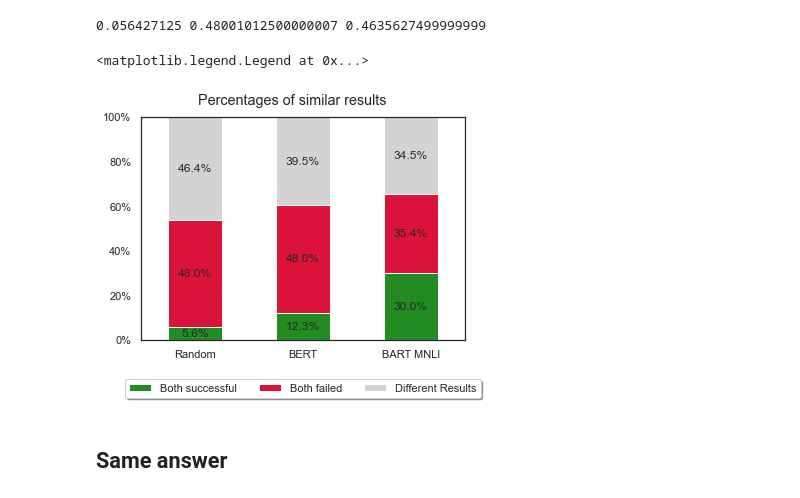
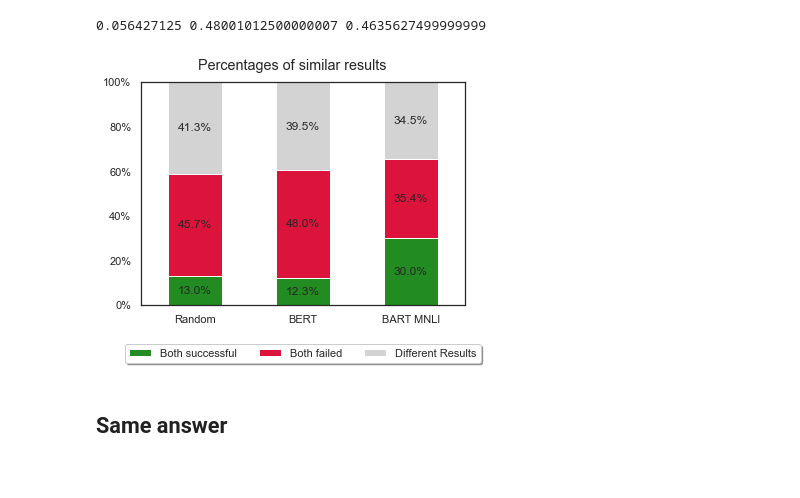
Before and after one commit to charles-42/Memoire_M2, a Jupyter notebook: notebook/article/02_plots.ipynb, the cells around one changed output. Saved outputs shown, nothing was run; the diff lists cells and outputs as text; code cells hidden in the pictures.

```diff
--- a/notebook/article/02_plots.ipynb
+++ b/notebook/article/02_plots.ipynb
@@ -12,7 +12,7 @@ df_final = df_final.rename(columns = {'human_success':'Humans', 'bert_00success'
 df1 = df_final[['Humans','BERT', 'BART MNLI']].mean()
 df1 = df1.to_frame().reset_index()
 df1.columns=["Algo",'Success Rate']
-new_row = {'Algo':'Random', 'Success Rate':0.125}
+new_row = {'Algo':'Random', 'Success Rate':0.222}
 #append row to the dataframe
 df1 = df1.append(new_row, ignore_index=True).sort_values(by='Success Rate')
 df1
@@ -86,9 +93,10 @@ print(random_success, random_fail, random_differ)
 # %%
 # create DataFrame
 import matplotlib.pyplot as plt
-df = pd.DataFrame({'Both successful': [0.0564, 0.123, 0.300],
-                   'Both failed': [0.480, 0.480, 0.3538],
-                   'Different Results': [0.4636, 0.3953, 0.345]},
+import matplotlib.ticker as mtick
+df = pd.DataFrame({'Both successful': [0.1304, 0.123, 0.300],
+                   'Both failed': [0.4568, 0.480, 0.3538],
+                   'Different Results': [0.4127, 0.3953, 0.345]},
                   index=['Random', 'BERT', 'BART MNLI'])
 
 
@@ -101,35 +109,37 @@ ax.yaxis.set_major_formatter(mtick.PercentFormatter(xmax=1.0))
 ax.set_ylim(0,1)
 ax.set_xlabel('')
 ax.xaxis.set_tick_params(rotation=0)
 
 for p in ax.patches:
     width, height = p.get_width(), p.get_height()
     x, y = p.get_xy()
     ax.text(x+width/2,
             y+height/2,
             '{:.1%}'.format(height),
             horizontalalignment='center',
             verticalalignment='center')
 
 ax.legend(loc='upper center', bbox_to_anchor=(0.5, -0.15),
           fancybox=True, shadow=True, ncol=5)
 # for bar in ax.patches:
 
 
 #   # Using Matplotlib's annotate function and
 #   # passing the coordinates where the annotation shall be done
 #   # x-coordinate: bar.get_x() + bar.get_width() / 2
 #   # y-coordinate: bar.get_height()
 #   # free space to be left to make graph pleasing: (0, 8)
 #   # ha and va stand for the horizontal and vertical alignment
 #     ax.annotate(format(bar.get_height(), '.1%'),
 #                    (bar.get_x() + bar.get_width() / 2,
 #                     bar.get_height()), ha='center', va='center',
 #                    size=10, xytext=(0, 8),
 #                    textcoords='offset points')
+plt.savefig("./charts/2_percentage_similarity.png", bbox_inches='tight')
+
+plt.show()
 # %% [output]
-<matplotlib.legend.Legend at 0x...>
-[figure, old version]
+[figure, new version]
 # %% [markdown]
 ## Same answer
 # %%
```
Also changed, not shown: parts of 34 cells of this notebook, 13 other files.
